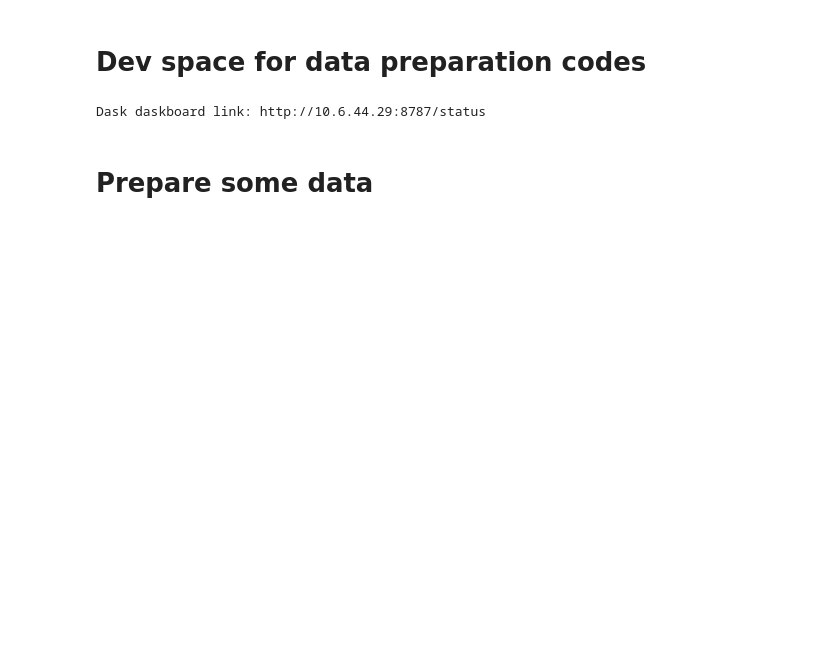
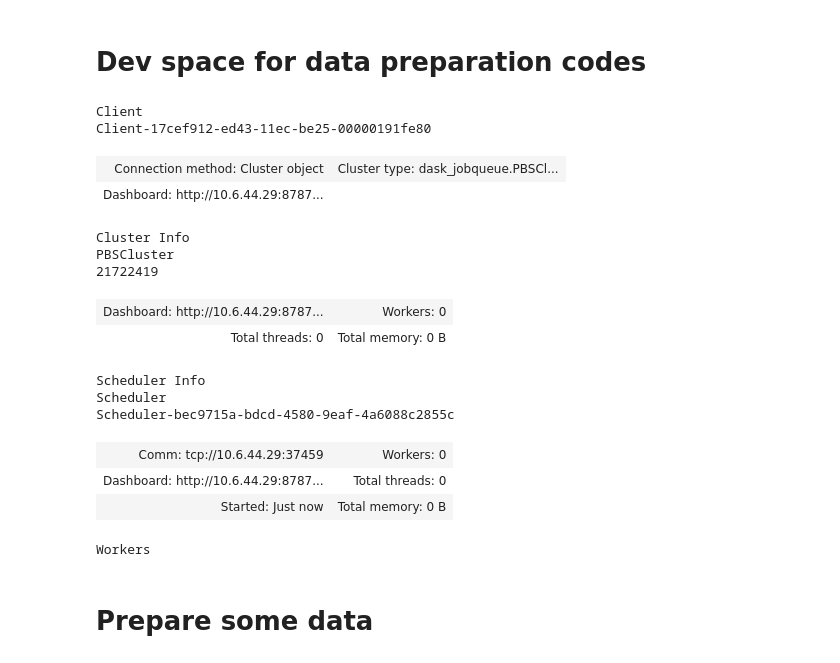
Before and after one commit to dougiesquire/Squire_2022_correlation, a Jupyter notebook: notebooks/exploratory/prepare_data.ipynb, the cells around one changed output. Saved outputs shown, nothing was run; the diff lists cells and outputs as text; code cells hidden in the pictures; blank space fills up the shorter version.

```diff
--- a/notebooks/exploratory/prepare_data.ipynb
+++ b/notebooks/exploratory/prepare_data.ipynb
@@ -15,32 +15,46 @@ from src import data
 # %%
 from dask.distributed import Client
 from dask_jobqueue import PBSCluster
 
 walltime = "02:00:00"
 cores = 48
 memory = "192GB"
 cluster = PBSCluster(
     processes=1,
     walltime=str(walltime),
     cores=cores,
     memory=str(memory),
     job_extra=[
         "-q express",
         "-l ncpus=" + str(cores),
         "-l mem=" + str(memory),
         "-P xv83",
         "-l jobfs=100GB",
         "-l storage=gdata/xv83+gdata/oi10+gdata/ua8",
     ],
     local_directory="$PBS_JOBFS",
     header_skip=["select"],
 )
 
 cluster.scale(jobs=1)
-client = Client(cluster)
-print(f"Dask daskboard link: {client.dashboard_link}")
+Client(cluster)
 # %% [output]
-Dask daskboard link: http://10.6.44.29:8787/status
+Client
+Client-17cef912-ed43-11ec-be25-00000191fe80
+| Connection method: Cluster object | Cluster type: dask_jobqueue.PBSCl... |
+| Dashboard: http://10.6.44.29:8787... |  |
+Cluster Info
+PBSCluster
+21722419
+| Dashboard: http://10.6.44.29:8787... | Workers: 0 |
+| Total threads: 0 | Total memory: 0 B |
+Scheduler Info
+Scheduler
+Scheduler-bec9715a-bdcd-4580-9eaf-4a6088c2855c
+| Comm: tcp://10.6.44.29:37459 | Workers: 0 |
+| Dashboard: http://10.6.44.29:8787... | Total threads: 0 |
+| Started: Just now | Total memory: 0 B |
+Workers
 # %% [markdown]
 # Prepare some data
 # %%
```
Also changed, not shown: parts of 2 cells of this notebook, 6 other files.
